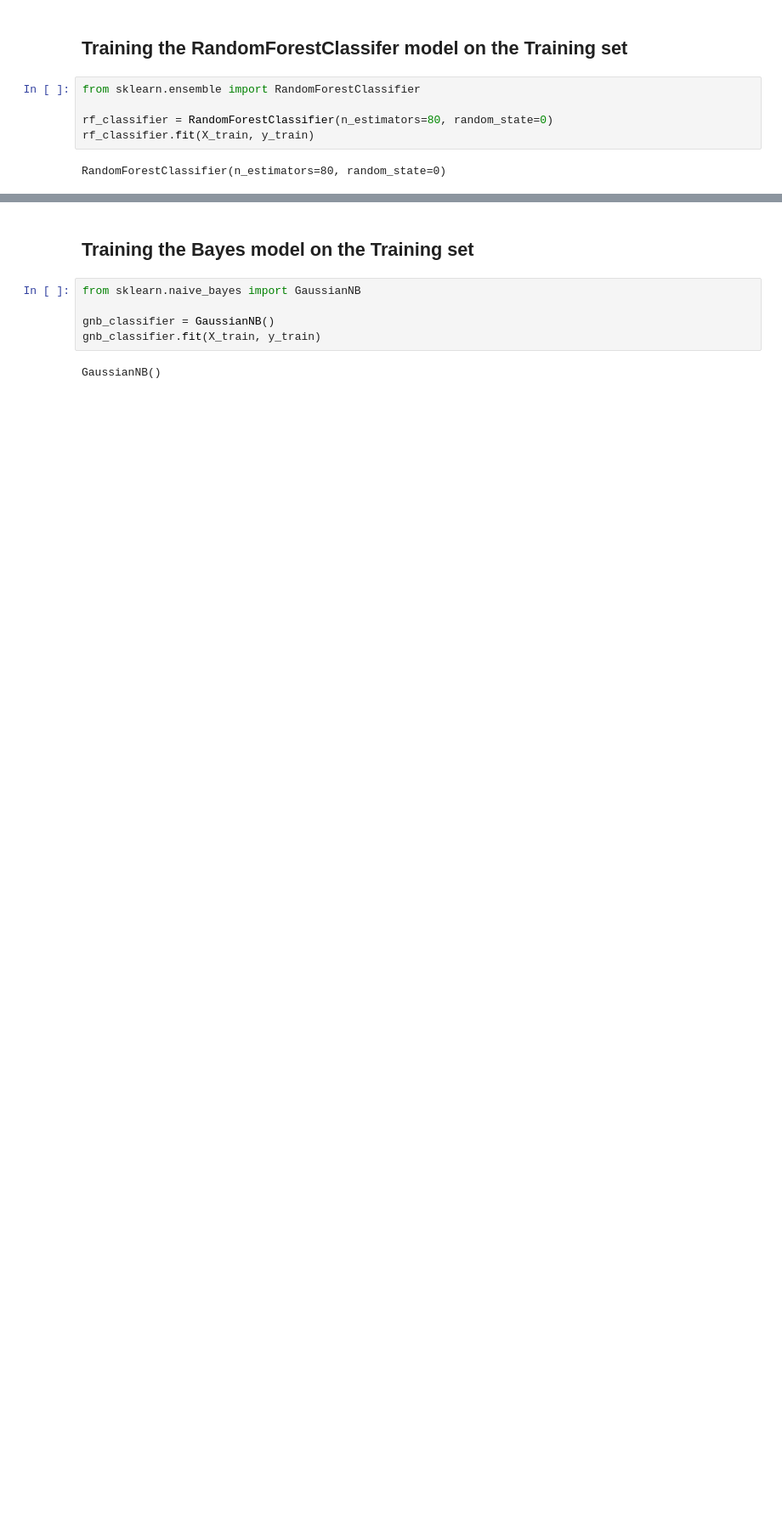
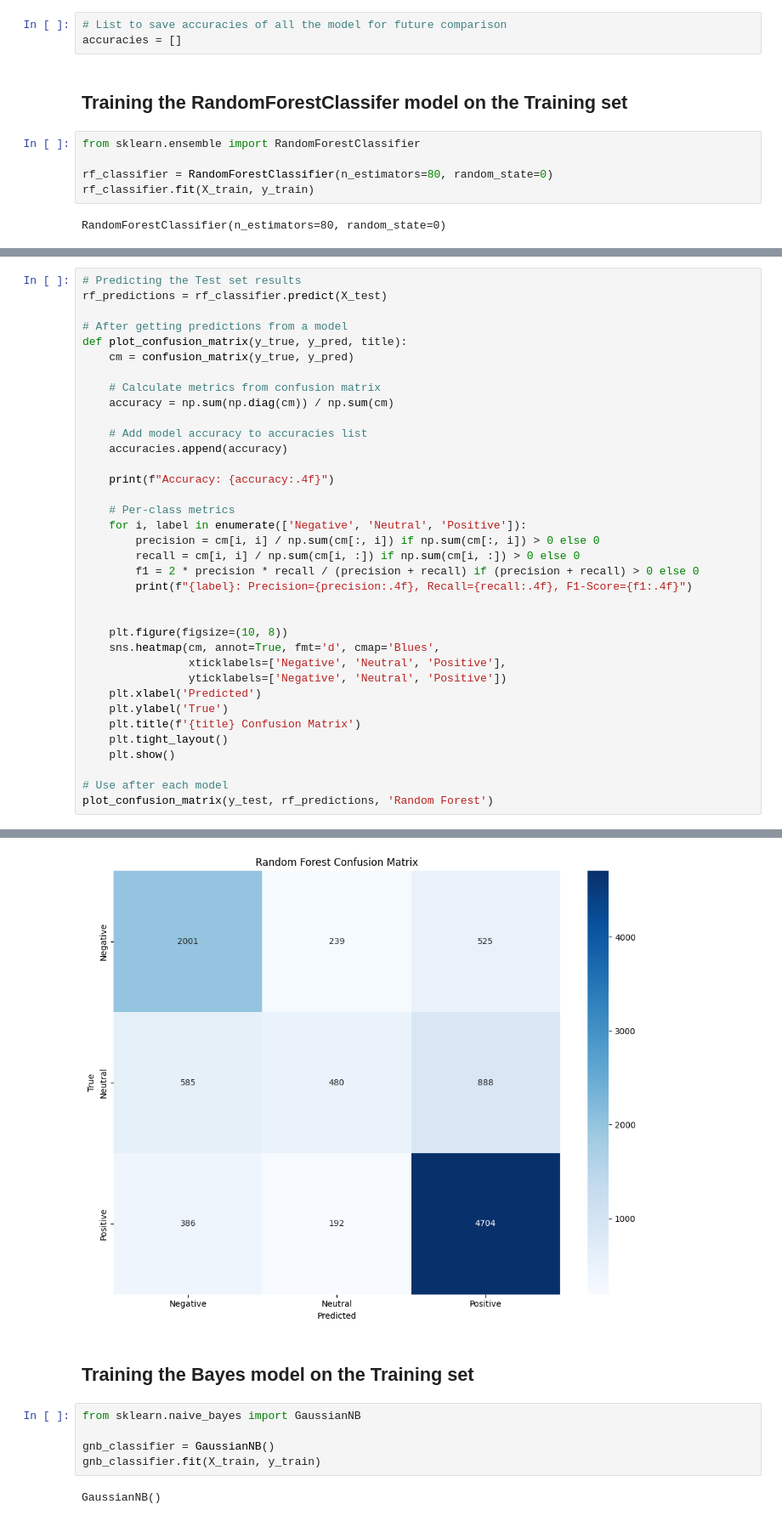
Before and after one commit to isMeXar/NLP-Youtube-Sentiments-Analysis, a Jupyter notebook: NLP_model.ipynb, the cells around one changed output, grey strips where cells are left out. Shown at 85% size. Cells and saved outputs as stored; diff of their text form; blank space fills up the shorter version.

Commit message:
Update: Adding Deep Learnign model, Better UI

```diff
--- a/NLP_model.ipynb
+++ b/NLP_model.ipynb
@@ -104,4 +123,7 @@ from sklearn.model_selection import train_test_split
 X_train, X_test, y_train, y_test = train_test_split(processed_features, labels, test_size=0.2, random_state=0)
+# %%
+# List to save accuracies of all the model for future comparison
+accuracies = []
 # %% [markdown]
 ## Training the RandomForestClassifer model on the Training set
 # %%
@@ -139,0 +138,37 @@ weighted avg       0.70      0.72      0.69     10000
+# %%
+# Predicting the Test set results
+rf_predictions = rf_classifier.predict(X_test)
+
+# After getting predictions from a model
+def plot_confusion_matrix(y_true, y_pred, title):
+    cm = confusion_matrix(y_true, y_pred)
+
+    # Calculate metrics from confusion matrix
+    accuracy = np.sum(np.diag(cm)) / np.sum(cm)
+
+    # Add model accuracy to accuracies list
+    accuracies.append(accuracy)
+
+    print(f"Accuracy: {accuracy:.4f}")
+
+    # Per-class metrics
+    for i, label in enumerate(['Negative', 'Neutral', 'Positive']):
+        precision = cm[i, i] / np.sum(cm[:, i]) if np.sum(cm[:, i]) > 0 else 0
+        recall = cm[i, i] / np.sum(cm[i, :]) if np.sum(cm[i, :]) > 0 else 0
+        f1 = 2 * precision * recall / (precision + recall) if (precision + recall) > 0 else 0
+        print(f"{label}: Precision={precision:.4f}, Recall={recall:.4f}, F1-Score={f1:.4f}")
+
+
+    plt.figure(figsize=(10, 8))
+    sns.heatmap(cm, annot=True, fmt='d', cmap='Blues',
+                xticklabels=['Negative', 'Neutral', 'Positive'],
+                yticklabels=['Negative', 'Neutral', 'Positive'])
+    plt.xlabel('Predicted')
+    plt.ylabel('True')
+    plt.title(f'{title} Confusion Matrix')
+    plt.tight_layout()
+    plt.show()
+
+# Use after each model
+plot_confusion_matrix(y_test, rf_predictions, 'Random Forest')
+# %% [output]
@@ -140,3 +179,4 @@ weighted avg       0.70      0.72      0.69     10000
+[figure, added]
 # %% [markdown]
 ## Training the Bayes model on the Training set
 # %%
```
Also changed, not shown: parts of 37 cells of this notebook, 19 other files.
